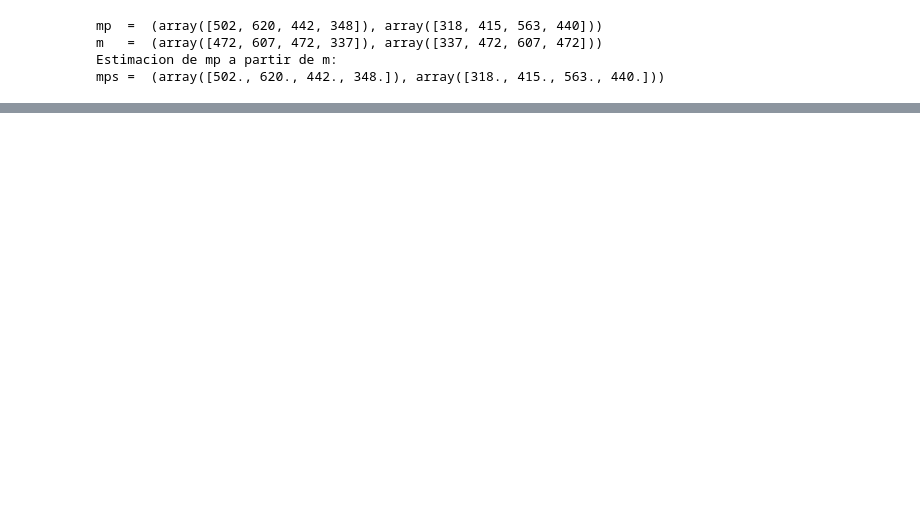
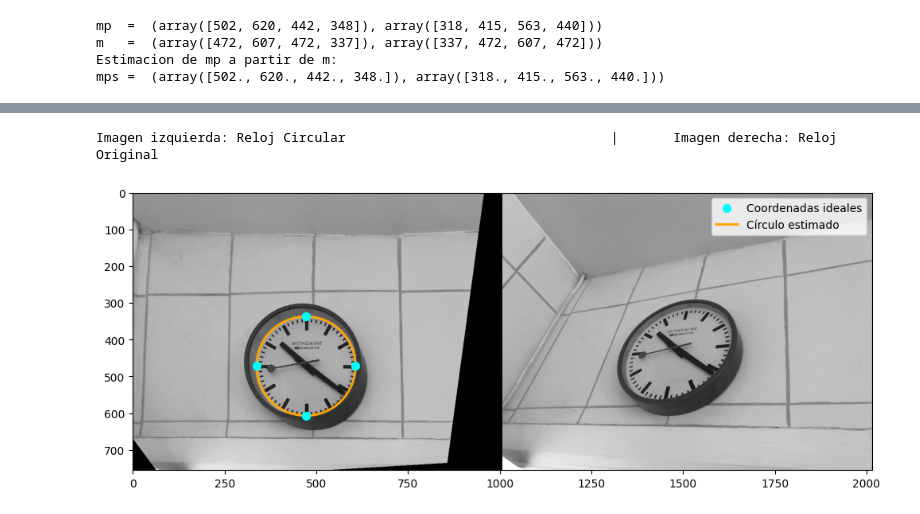
Before and after one commit to G2JL/Computer_Vision, a Jupyter notebook: A02_1902172.ipynb, the cells around one changed output, grey strips where cells are left out. Cells and saved outputs as stored; diff of their text form; code cells hidden in the pictures; blank space fills up the shorter version.

```diff
--- a/A02_1902172.ipynb
+++ b/A02_1902172.ipynb
@@ -196,0 +195,27 @@ Imagen izquierda: Reloj Circular       | Imagen derecha: Reloj Original
+# %%
+#-----------Adicional para marcar el borde circular del relor ajustado----------
+# Calcular el centro del círculo como el promedio de los puntos
+xc = np.mean(x)
+yc = np.mean(y)
+
+# Calcular el radio como la distancia promedio de los puntos al centro
+r = np.mean(np.sqrt((x - xc)**2 + (y - yc)**2))
+
+# Crear puntos del círculo
+N = 100  # Más lados para un círculo suave
+theta = np.linspace(0, 2*np.pi, N)
+x_circle = xc + r * np.cos(theta)
+y_circle = yc + r * np.sin(theta)
+
+# Despliegue ambas imagenes
+print('Imagen izquierda: Reloj Circular                                  |       Imagen derecha: Reloj Original')
+plt.figure(figsize=(12, 6))
+plt.imshow(Z,cmap='gray')
+plt.scatter(x, y, s=50, c='cyan', label="Coordenadas ideales", zorder= 1)
+plt.plot(x_circle, y_circle, c='orange', linewidth=2, label="Círculo estimado", zorder=0)
+
+plt.legend()
+plt.show()
+# %% [output]
+Imagen izquierda: Reloj Circular                                  |       Imagen derecha: Reloj Original
+[figure, added]
```
Also changed, not shown: parts of 4 cells of this notebook.
